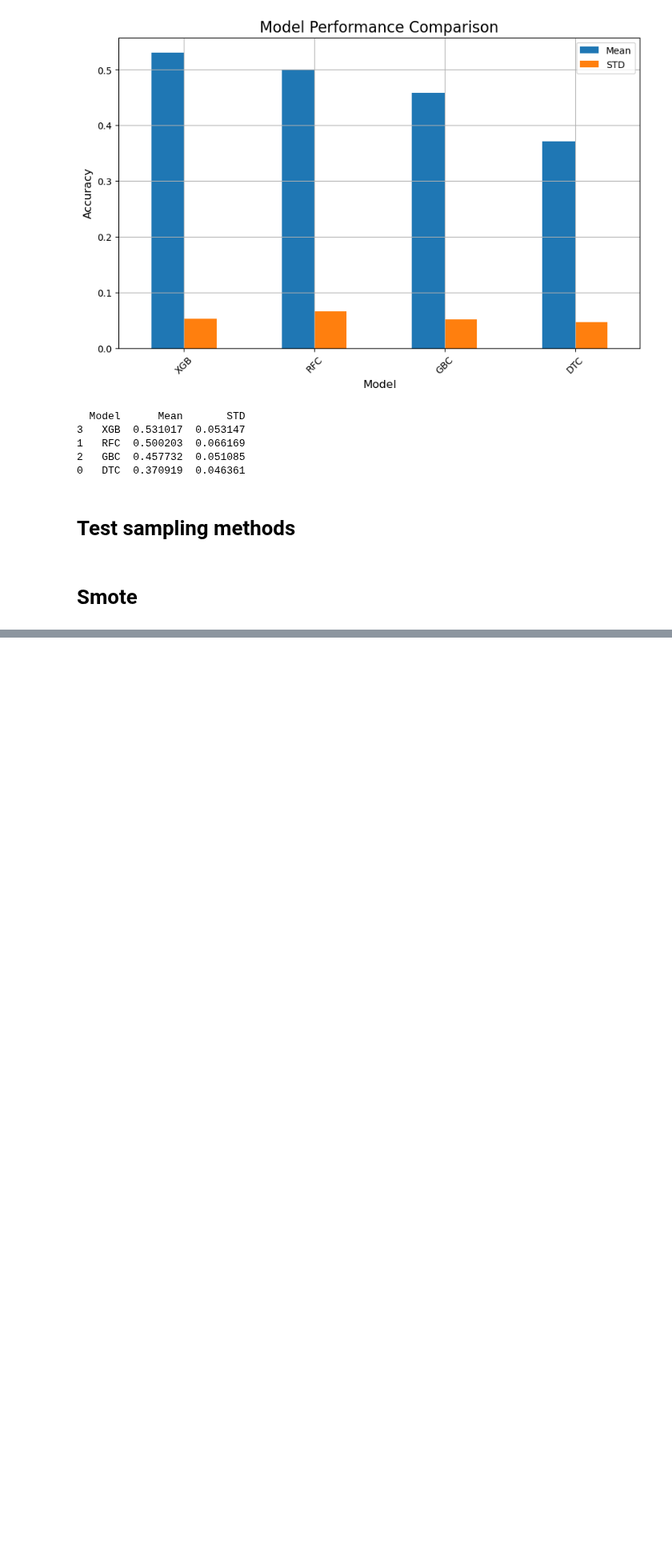
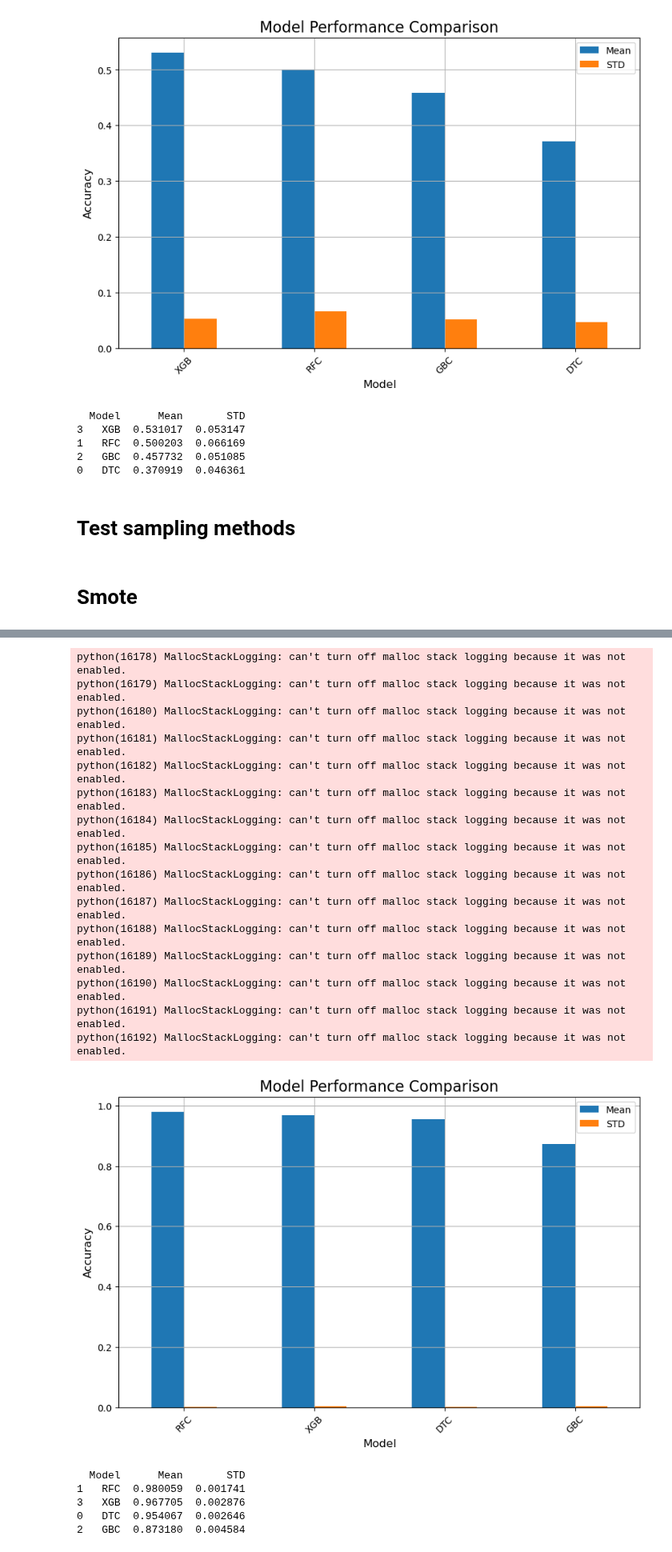
Before and after one commit to MaukanMir/-Pulsar-Classfication-Prediction, a Jupyter notebook: training.ipynb, the cells around one changed output, grey strips where cells are left out. Shown at 80% size. Saved outputs shown, nothing was run; the diff lists cells and outputs as text; code cells hidden in the pictures; blank space fills up the shorter version.

```diff
--- a/training.ipynb
+++ b/training.ipynb
@@ -357,0 +367,26 @@ X_smote, y_smote = get_over_sampling_methods("SMOTE", X, y)
+# %%
+model_names = ["DTC", "RFC", "GBC", "XGB"]
+models = get_selected_models(model_names)
+testing_selected_models(model_names, models, X_smote, y_smote, sampled=True)
+# %% [output]
+python(16178) MallocStackLogging: can't turn off malloc stack logging because it was not enabled.
+python(16179) MallocStackLogging: can't turn off malloc stack logging because it was not enabled.
+python(16180) MallocStackLogging: can't turn off malloc stack logging because it was not enabled.
+python(16181) MallocStackLogging: can't turn off malloc stack logging because it was not enabled.
+python(16182) MallocStackLogging: can't turn off malloc stack logging because it was not enabled.
+python(16183) MallocStackLogging: can't turn off malloc stack logging because it was not enabled.
+python(16184) MallocStackLogging: can't turn off malloc stack logging because it was not enabled.
+python(16185) MallocStackLogging: can't turn off malloc stack logging because it was not enabled.
+python(16186) MallocStackLogging: can't turn off malloc stack logging because it was not enabled.
+python(16187) MallocStackLogging: can't turn off malloc stack logging because it was not enabled.
+python(16188) MallocStackLogging: can't turn off malloc stack logging because it was not enabled.
+python(16189) MallocStackLogging: can't turn off malloc stack logging because it was not enabled.
+python(16190) MallocStackLogging: can't turn off malloc stack logging because it was not enabled.
+python(16191) MallocStackLogging: can't turn off malloc stack logging because it was not enabled.
+python(16192) MallocStackLogging: can't turn off malloc stack logging because it was not enabled.
+[figure, added]
+  Model      Mean       STD
+1   RFC  0.980059  0.001741
+3   XGB  0.967705  0.002876
+0   DTC  0.954067  0.002646
+2   GBC  0.873180  0.004584
```
Also changed, not shown: parts of 5 cells of this notebook.
